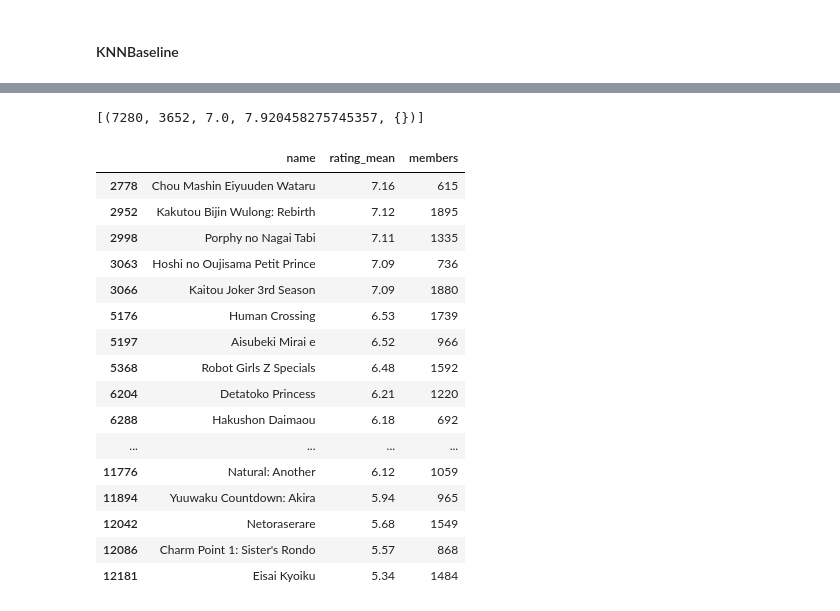
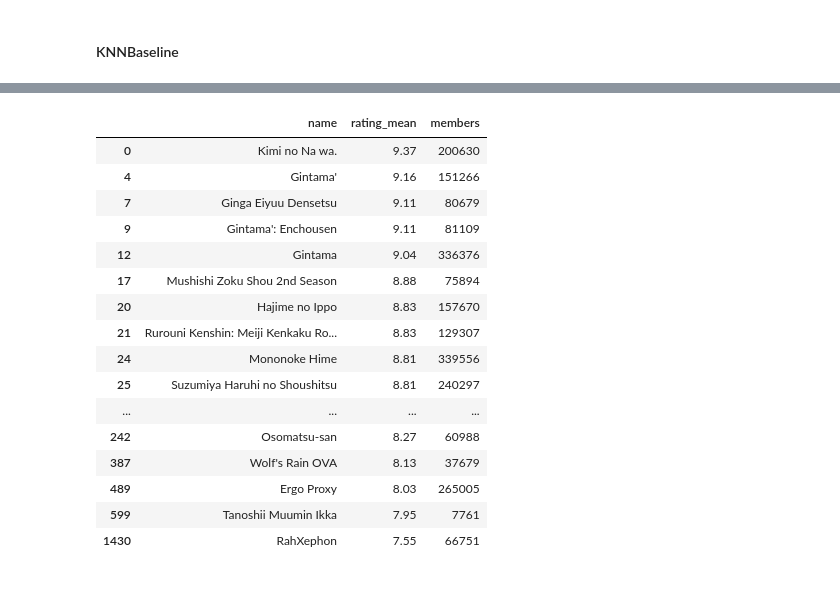
Before and after one commit to obenchekro/MyAnimeList-Recommandation-System, a Jupyter notebook: notebook/MyAnimeList Recommandation System copy.ipynb, the cells around one changed output, grey strips where cells are left out. Saved outputs shown, nothing was run; the diff lists cells and outputs as text; code cells hidden in the pictures.

```diff
--- a/notebook/MyAnimeList Recommandation System copy.ipynb
+++ b/notebook/MyAnimeList Recommandation System copy.ipynb
@@ -1532,0 +1861,9 @@ new_model.sort_values(by=['RMSE'], ascending=True).head(1).index[0]
+# %%
+best_model, train_set, test_set, predictions = train_and_predict_with_best_params_loo(
+    algo_class=CoClustering,
+    rating_data=rating_data,
+    user_id=73515,
+    param_grid=param_grid,
+    cv=5,
+    joblib_verbose=5
+)
@@ -1532,0 +1873,3 @@ new_model.sort_values(by=['RMSE'], ascending=True).head(1).index[0]
+# %%
+metrics_scores = calculate_and_display_score_metrics(predictions, test_set)
+metrics_scores
@@ -1532,0 +1883,2 @@ new_model.sort_values(by=['RMSE'], ascending=True).head(1).index[0]
+# %%
+model_metrics = add_model_metrics_to_df("Co-Clustering", metrics_scores, results_df)
@@ -1533,12 +1907,18 @@ new_model.sort_values(by=['RMSE'], ascending=True).head(1).index[0]
 # %%
-def get_top_n_anime_recommandation(user_id, N):
-   # model_name = new_model.sort_values(by=['RMSE'], ascending=True).head(1).index[0]
-   # model_pkl_name = re.sub(r'\s+|(item|user)\s+based', '', model_name) + model_name.split(' ')[1].capitalize()
-   # pkl_path = f'../models/Collaborative-Filtering/item-based/{model_pkl_name}.pkl' \
-    #            if 'item' in model_pkl_name.lower() else f'../models/Collaborative-Filtering/user-based/{model_pkl_name}.pkl'
+def get_top_n_anime_recommandation(user_id, model_metrics, N):
+   model_name = model_metrics.sort_values(by=['RMSE'], ascending=True).head(1).index[0]
 
-    anime_predictions = load_model_from_pickle('../models/Collaborative-Filtering/item-based/KNNBasicItem.pkl')
-    top_n_anime = dict(get_top_n(anime_predictions, n=N))
-    anime_id_predicted = [anime_id for anime_id, _ in top_n_anime[user_id]]
+   if 'item' in model_name or 'user' in model_name:
+      model_pkl_name = re.sub(r'\s+|(item|user)\s+based', '', model_name).strip() + model_name.split(' ')[1].capitalize()
+      pkl_path = f'Collaborative-Filtering/item-based/{model_pkl_name}.pkl' if 'item' in model_pkl_name.lower() \
+         else f'Collaborative-Filtering/user-based/{model_pkl_name}.pkl'
+   elif 'SVD' in model_name or 'NMF' in model_name:
+      pkl_path = f'Collaborative-Filtering/factorization-matrix/{model_name.replace(" ", "")}.pkl'
+   else:
+      pkl_path = f'Collaborative-Filtering/{model_name}.pkl'
 
-    return anime_df[["name", "rating_mean", "members"]][anime_df.anime_id.isin(anime_id_predicted)]
+   anime_predictions = load_model_from_pickle(user_id, pkl_path)
+   top_n_anime = dict(get_top_n(anime_predictions, n=N))
+   anime_id_predicted = [anime_id for anime_id, _ in top_n_anime[user_id]]
+
+   return anime_df[["name", "rating_mean", "members"]][anime_df.anime_id.isin(anime_id_predicted)]
@@ -1586,25 +1925,20 @@ anime_ids
-# %%
-predictions_7280 = [pred for pred in predictions_test if pred[0] == 7280]
-predictions_7280
-# %% [output]
-[(7280, 3652, 7.0, 7.920458275745357, {})]
 # %%
-get_top_n_anime_recommandation(73515, 20)
+get_top_n_anime_recommandation(user_id=73515, model_metrics=model_metrics, N=20)
 # %% [output]
 |  | name | rating_mean | members |
-| 2778 | Chou Mashin Eiyuuden Wataru | 7.16 | 615 |
-| 2952 | Kakutou Bijin Wulong: Rebirth | 7.12 | 1895 |
-| 2998 | Porphy no Nagai Tabi | 7.11 | 1335 |
-| 3063 | Hoshi no Oujisama Petit Prince | 7.09 | 736 |
-| 3066 | Kaitou Joker 3rd Season | 7.09 | 1880 |
-| 5176 | Human Crossing | 6.53 | 1739 |
-| 5197 | Aisubeki Mirai e | 6.52 | 966 |
-| 5368 | Robot Girls Z Specials | 6.48 | 1592 |
-| 6204 | Detatoko Princess | 6.21 | 1220 |
-| 6288 | Hakushon Daimaou | 6.18 | 692 |
+| 0 | Kimi no Na wa. | 9.37 | 200630 |
+| 4 | Gintama' | 9.16 | 151266 |
+| 7 | Ginga Eiyuu Densetsu | 9.11 | 80679 |
+| 9 | Gintama': Enchousen | 9.11 | 81109 |
+| 12 | Gintama | 9.04 | 336376 |
+| 17 | Mushishi Zoku Shou 2nd Season | 8.88 | 75894 |
+| 20 | Hajime no Ippo | 8.83 | 157670 |
+| 21 | Rurouni Kenshin: Meiji Kenkaku Ro... | 8.83 | 129307 |
+| 24 | Mononoke Hime | 8.81 | 339556 |
+| 25 | Suzumiya Haruhi no Shoushitsu | 8.81 | 240297 |
 | ... | ... | ... | ... |
-| 11776 | Natural: Another | 6.12 | 1059 |
-| 11894 | Yuuwaku Countdown: Akira | 5.94 | 965 |
-| 12042 | Netoraserare | 5.68 | 1549 |
-| 12086 | Charm Point 1: Sister's Rondo | 5.57 | 868 |
-| 12181 | Eisai Kyoiku | 5.34 | 1484 |
+| 242 | Osomatsu-san | 8.27 | 60988 |
+| 387 | Wolf's Rain OVA | 8.13 | 37679 |
+| 489 | Ergo Proxy | 8.03 | 265005 |
+| 599 | Tanoshii Muumin Ikka | 7.95 | 7761 |
+| 1430 | RahXephon | 7.55 | 66751 |
```
Also changed, not shown: parts of 169 cells of this notebook.
